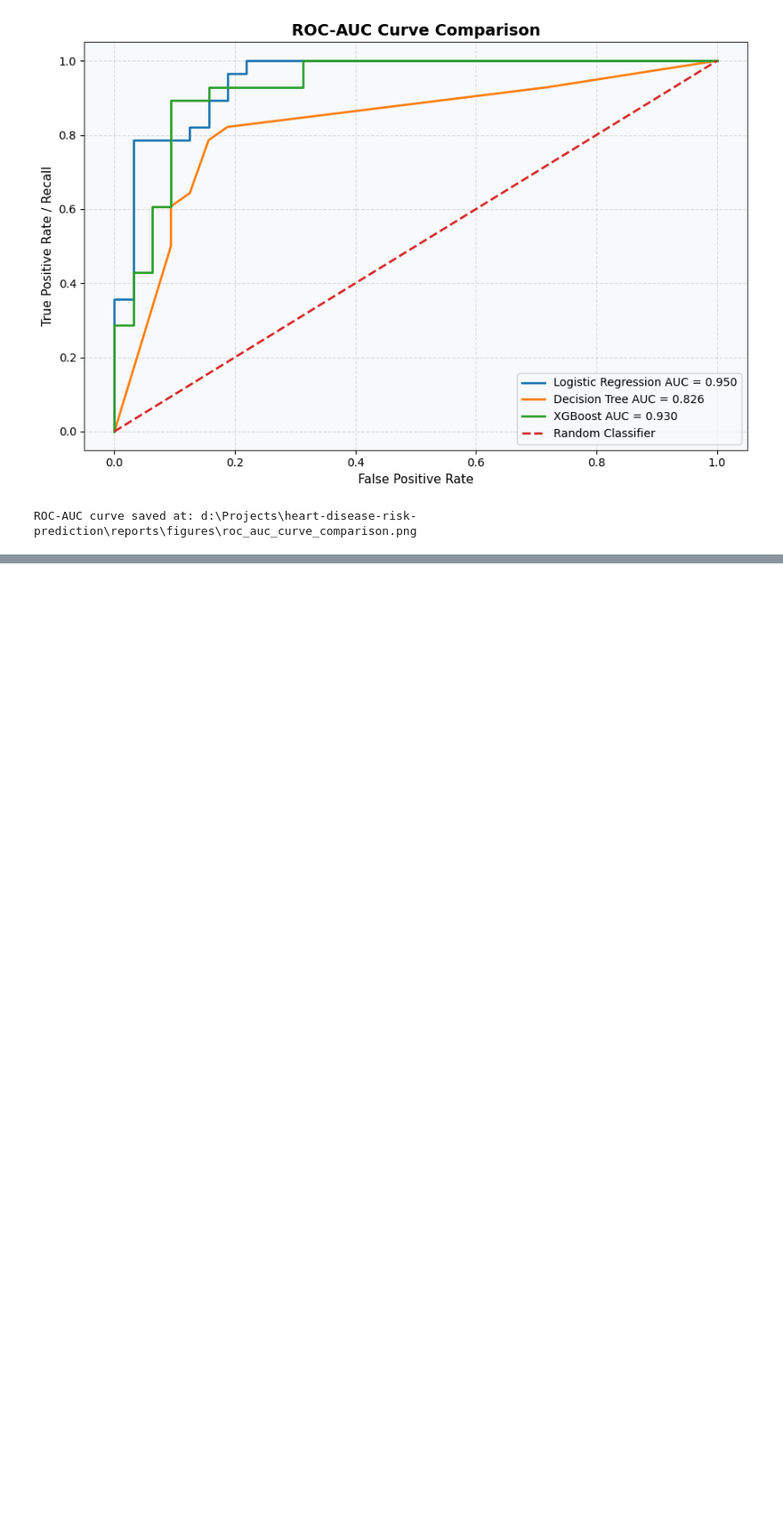
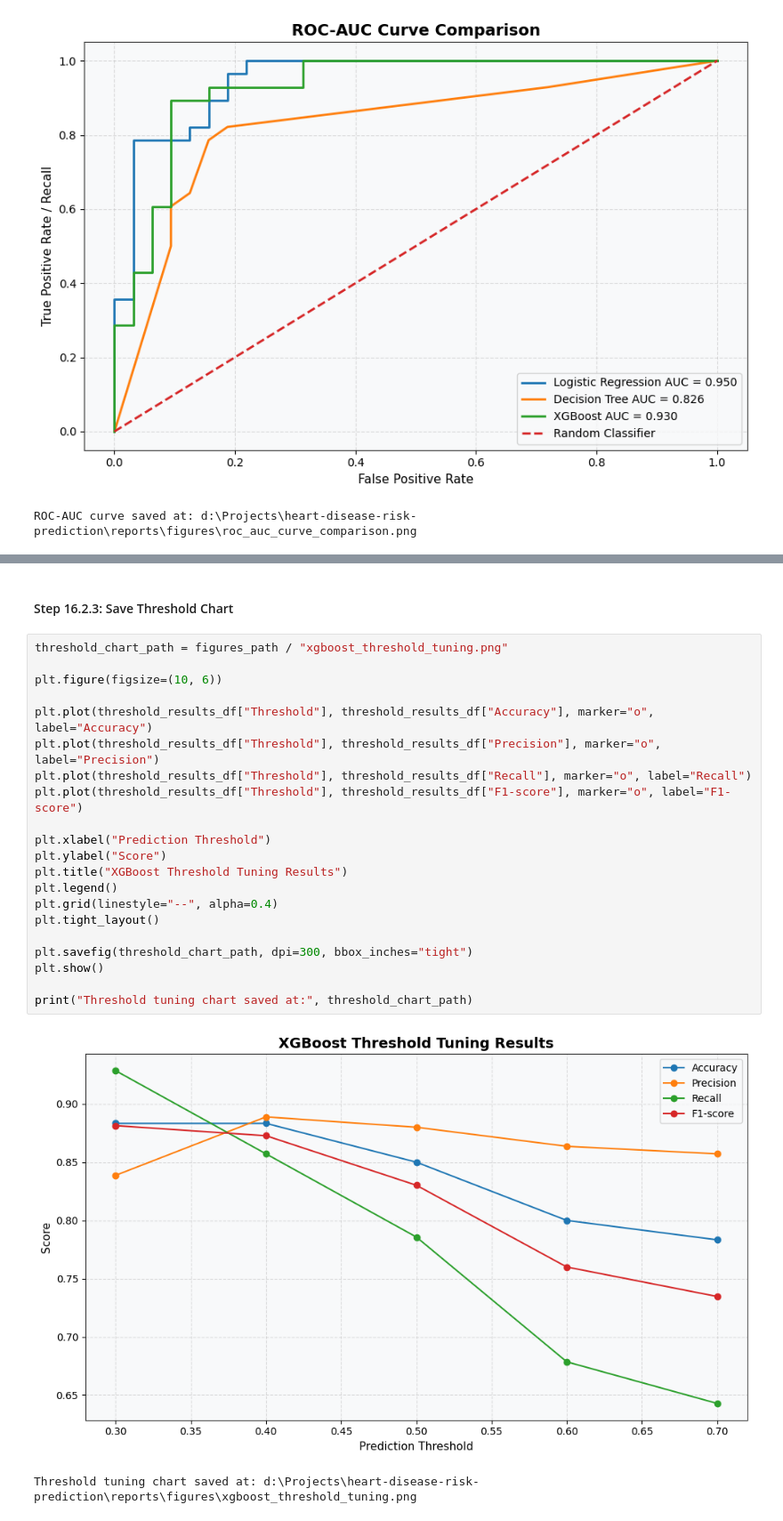
Before and after one commit to Usama2001/Heart-Disease-Risk-Prediction-Using-Decision-Trees-and-XGBoost, a Jupyter notebook: notebooks/heart_disease_prediction.ipynb, the cells around one changed output, grey strips where cells are left out. Shown at 89% size. Drawn from its saved outputs; the diff is of its cells as text; blank space fills up the shorter version.

```diff
--- a/notebooks/heart_disease_prediction.ipynb
+++ b/notebooks/heart_disease_prediction.ipynb
@@ -1530,0 +1609,26 @@ ROC-AUC curve saved at: d:\Projects\heart-disease-risk-prediction\reports\figure
+# %% [markdown]
+#### Step 16.2.3: Save Threshold Chart
+# %%
+threshold_chart_path = figures_path / "xgboost_threshold_tuning.png"
+
+plt.figure(figsize=(10, 6))
+
+plt.plot(threshold_results_df["Threshold"], threshold_results_df["Accuracy"], marker="o", label="Accuracy")
+plt.plot(threshold_results_df["Threshold"], threshold_results_df["Precision"], marker="o", label="Precision")
+plt.plot(threshold_results_df["Threshold"], threshold_results_df["Recall"], marker="o", label="Recall")
+plt.plot(threshold_results_df["Threshold"], threshold_results_df["F1-score"], marker="o", label="F1-score")
+
+plt.xlabel("Prediction Threshold")
+plt.ylabel("Score")
+plt.title("XGBoost Threshold Tuning Results")
+plt.legend()
+plt.grid(linestyle="--", alpha=0.4)
+plt.tight_layout()
+
+plt.savefig(threshold_chart_path, dpi=300, bbox_inches="tight")
+plt.show()
+
+print("Threshold tuning chart saved at:", threshold_chart_path)
+# %% [output]
+[figure, added]
+Threshold tuning chart saved at: d:\Projects\heart-disease-risk-prediction\reports\figures\xgboost_threshold_tuning.png
```
Also changed, not shown: parts of 5 cells of this notebook.
